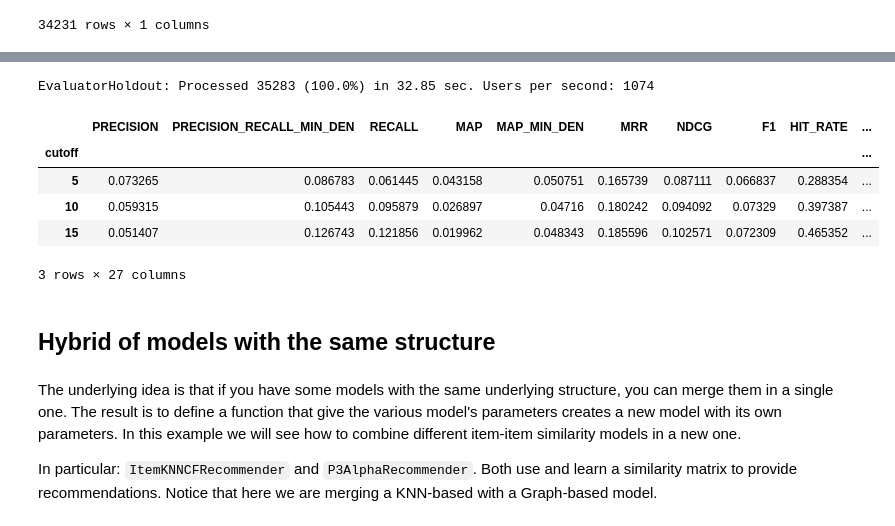
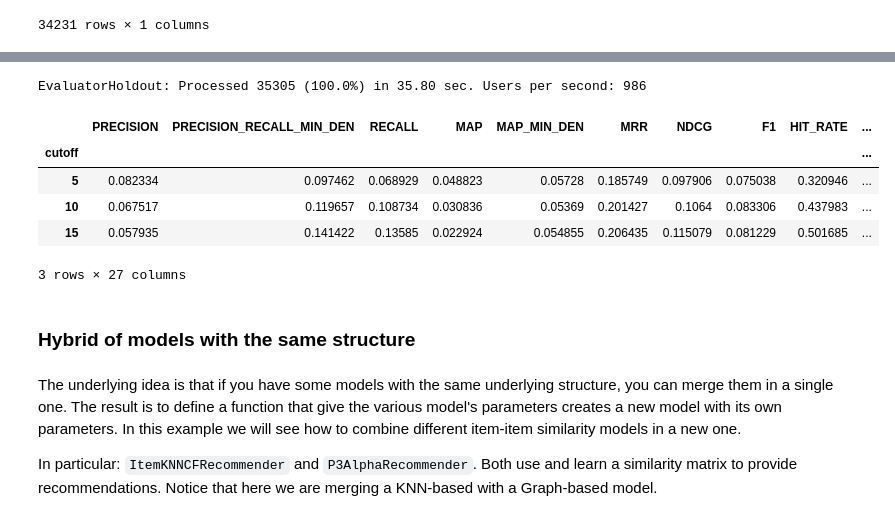
Before and after one commit to tomaz-suller/recsys, a Jupyter notebook: 9-tomaz-suller-submission.ipynb, the cells around one changed output, grey strips where cells are left out. Cells and saved outputs as stored; diff of their text form; code cells hidden in the pictures.

```diff
--- a/9-tomaz-suller-submission.ipynb
+++ b/9-tomaz-suller-submission.ipynb
@@ -24,6 +29,13 @@ TEST_ID_PATH.exists()
 True
 # %%
 SUBMISSION_PATH = Path("submission.csv")
+# %%
+BEST_RP3BETA = {
+    "topK": 34,
+    "alpha": 0.4552287995037375,
+    "beta": 0.24138220566480034,
+    "normalize_similarity": True,
+}
 # %%
 test_df = pd.read_csv(TEST_ID_PATH, dtype="string")
 print(test_df.info())
@@ -106,0 +124,5 @@ Similarity column 38121 (100.0%), 755.75 column/sec. Elapsed time 50.44 sec
+# %%
+from Recommenders.GraphBased.RP3betaRecommender import RP3betaRecommender
+
+rp3beta = RP3betaRecommender(URM_train)
+rp3beta.fit(**BEST_RP3BETA)
@@ -107,16 +131,16 @@ Similarity column 38121 (100.0%), 755.75 column/sec. Elapsed time 50.44 sec
 # %%
-result_df, _ = evaluator_validation.evaluateRecommender(itemknn_cfcbf_recommender)
-result_df
+results_df, _ = evaluator_validation.evaluateRecommender(rp3beta)
+results_df
 # %% [output]
-EvaluatorHoldout: Processed 35283 (100.0%) in 32.85 sec. Users per second: 1074
+EvaluatorHoldout: Processed 35305 (100.0%) in 35.80 sec. Users per second: 986
 |  | PRECISION | PRECISION_RECALL_MIN_DEN | RECALL | MAP | MAP_MIN_DEN | MRR | NDCG | F1 | HIT_RATE | ... |
 | cutoff |  |  |  |  |  |  |  |  |  | ... |
-| 5 | 0.073265 | 0.086783 | 0.061445 | 0.043158 | 0.050751 | 0.165739 | 0.087111 | 0.066837 | 0.288354 | ... |
-| 10 | 0.059315 | 0.105443 | 0.095879 | 0.026897 | 0.04716 | 0.180242 | 0.094092 | 0.07329 | 0.397387 | ... |
-| 15 | 0.051407 | 0.126743 | 0.121856 | 0.019962 | 0.048343 | 0.185596 | 0.102571 | 0.072309 | 0.465352 | ... |
+| 5 | 0.082334 | 0.097462 | 0.068929 | 0.048823 | 0.05728 | 0.185749 | 0.097906 | 0.075038 | 0.320946 | ... |
+| 10 | 0.067517 | 0.119657 | 0.108734 | 0.030836 | 0.05369 | 0.201427 | 0.1064 | 0.083306 | 0.437983 | ... |
+| 15 | 0.057935 | 0.141422 | 0.13585 | 0.022924 | 0.054855 | 0.206435 | 0.115079 | 0.081229 | 0.501685 | ... |
 3 rows × 27 columns
 # %% [markdown]
-## Hybrid of models with the same structure
+### Hybrid of models with the same structure
 # %% [markdown]
 The underlying idea is that if you have some models with the same underlying structure, you can merge them in a single one. The result is to define a function that give the various model's parameters creates a new model with its own parameters.
 In this example we will see how to combine different item-item similarity models in a new one.
```
Also changed, not shown: parts of 48 cells of this notebook, 5 other files.
